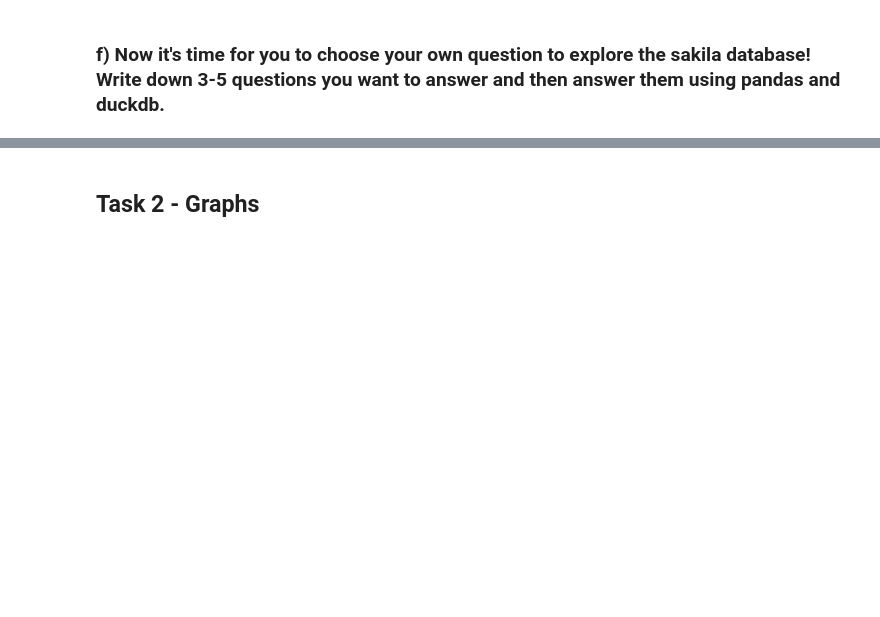
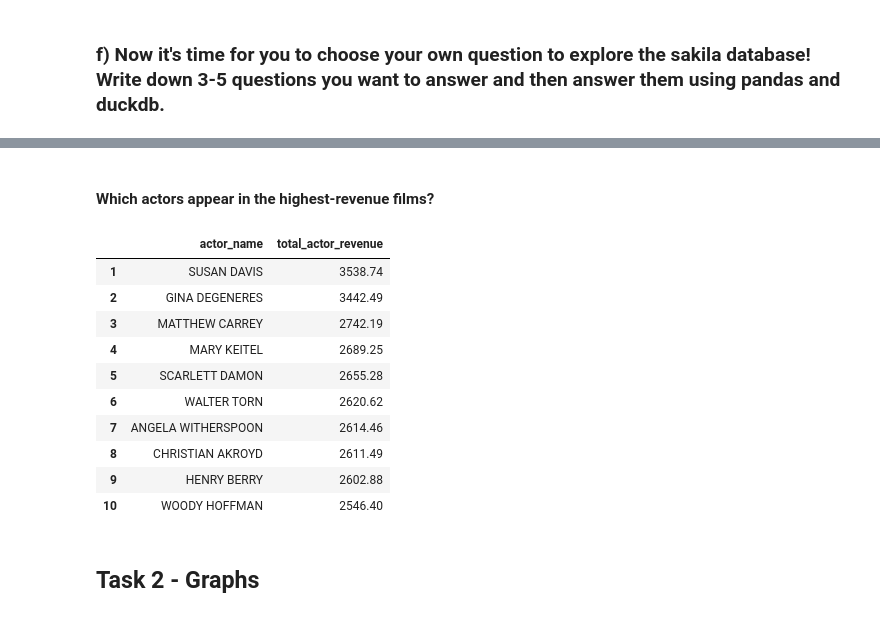
Before and after one commit to omeraytug/omeraytug_lab_sakila, a Jupyter notebook: tasks_sakila.ipynb, the cells around one changed output, grey strips where cells are left out. Cells and saved outputs as stored; diff of their text form; code cells hidden in the pictures; blank space fills up the shorter version.

```diff
--- a/tasks_sakila.ipynb
+++ b/tasks_sakila.ipynb
@@ -191,3 +250,42 @@ films_joined.head(10)
+# %% [markdown]
+#### Which actors appear in the highest-revenue films?
+# %%
+actor_highest_revenue = query_sakila("""
+    WITH film_revenue AS (
+        SELECT
+            f.film_id,
+            SUM(p.amount) AS revenue
+        FROM staging.payment p
+        JOIN staging.rental r USING (rental_id)
+        JOIN staging.inventory i USING (inventory_id)
+        JOIN staging.film f USING (film_id)
+        GROUP BY f.film_id
+    )
+    SELECT
+        a.first_name || ' ' || a.last_name AS actor_name,
+        SUM(fr.revenue) AS total_actor_revenue
+    FROM staging.film_actor fa
+    JOIN film_revenue fr USING (film_id)
+    JOIN staging.actor a USING (actor_id)
+    GROUP BY actor_name
+    ORDER BY total_actor_revenue DESC
+    LIMIT 10;
+""")
+
+actor_highest_revenue.index = actor_highest_revenue.index + 1
+actor_highest_revenue
+# %% [output]
+|  | actor_name | total_actor_revenue |
+| 1 | SUSAN DAVIS | 3538.74 |
+| 2 | GINA DEGENERES | 3442.49 |
+| 3 | MATTHEW CARREY | 2742.19 |
+| 4 | MARY KEITEL | 2689.25 |
+| 5 | SCARLETT DAMON | 2655.28 |
+| 6 | WALTER TORN | 2620.62 |
+| 7 | ANGELA WITHERSPOON | 2614.46 |
+| 8 | CHRISTIAN AKROYD | 2611.49 |
+| 9 | HENRY BERRY | 2602.88 |
+| 10 | WOODY HOFFMAN | 2546.40 |
 # %% [markdown]
 ## Task 2 - Graphs
 # %% [markdown]
```
Also changed, not shown: parts of 5 cells of this notebook, 18 other files.
